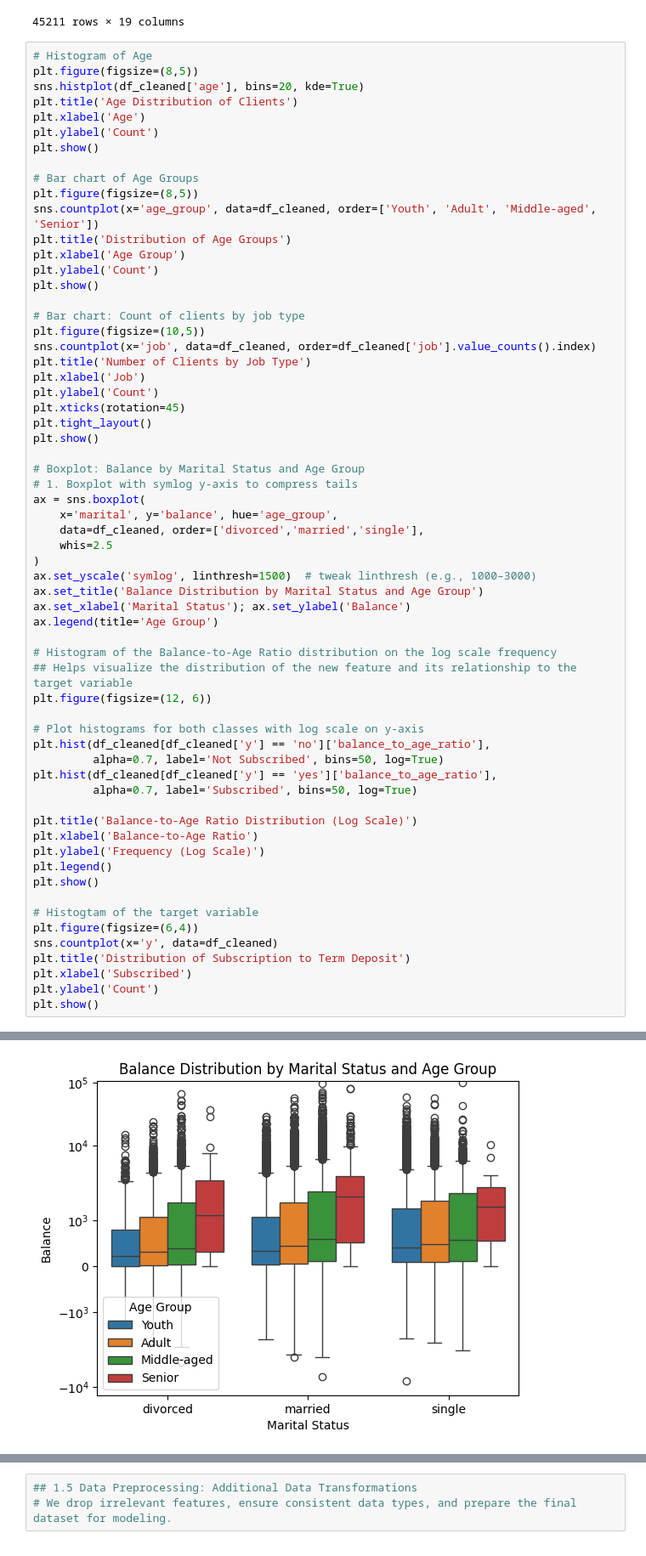
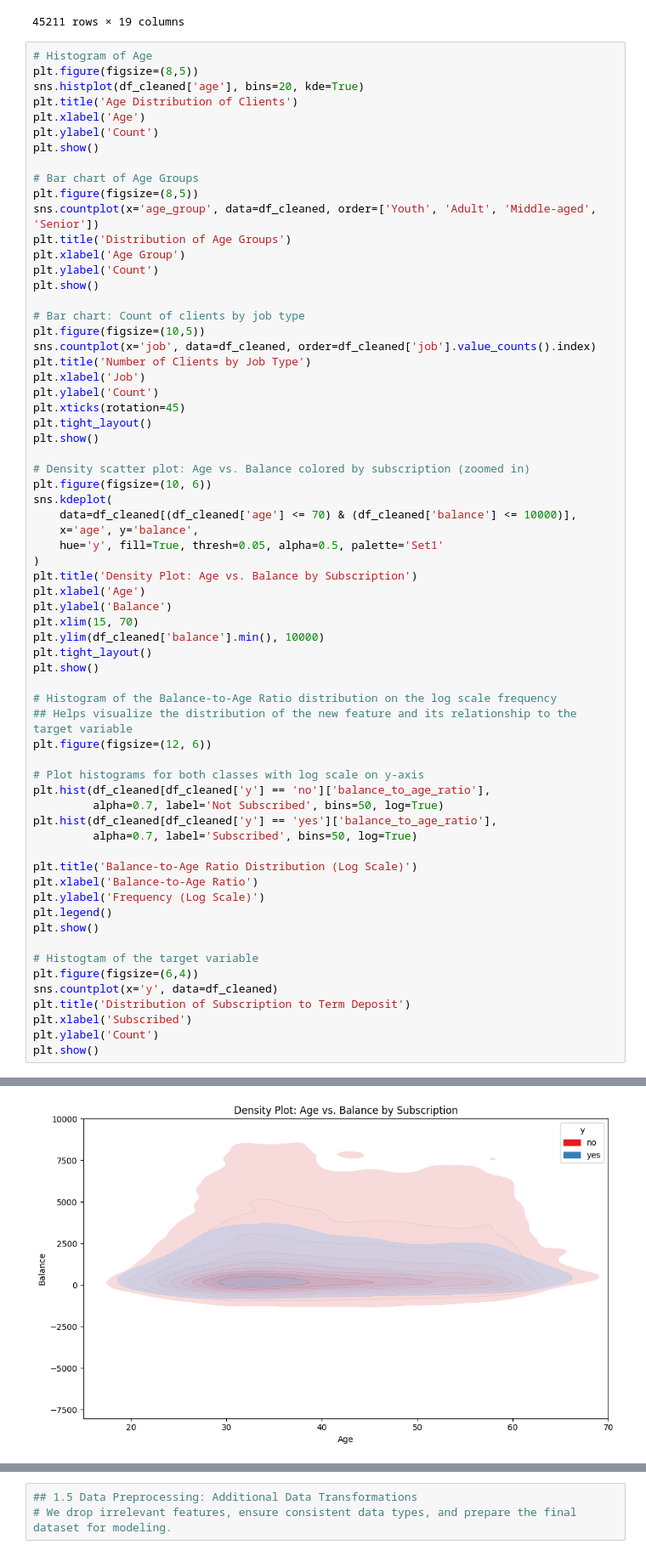
Before and after one commit to SNMaduna/MLSupervised1, a Jupyter notebook: ugransome-machine-learning-python-notebook (1) (2).ipynb, the cells around one changed output, grey strips where cells are left out. Shown: that part at 85% size. Drawn from its saved outputs; the diff is of its cells as text.

```diff
--- a/ugransome-machine-learning-python-notebook (1) (2).ipynb
+++ b/ugransome-machine-learning-python-notebook (1) (2).ipynb
@@ -234,46 +236,49 @@ plt.xticks(rotation=45)
 plt.tight_layout()
 plt.show()
 
-# Boxplot: Balance by Marital Status and Age Group
-# 1. Boxplot with symlog y-axis to compress tails
-ax = sns.boxplot(
-    x='marital', y='balance', hue='age_group',
-    data=df_cleaned, order=['divorced','married','single'],
-    whis=2.5
+# Density scatter plot: Age vs. Balance colored by subscription (zoomed in)
+plt.figure(figsize=(10, 6))
+sns.kdeplot(
+    data=df_cleaned[(df_cleaned['age'] <= 70) & (df_cleaned['balance'] <= 10000)],
+    x='age', y='balance',
+    hue='y', fill=True, thresh=0.05, alpha=0.5, palette='Set1'
 )
-ax.set_yscale('symlog', linthresh=1500)  # tweak linthresh (e.g., 1000–3000)
-ax.set_title('Balance Distribution by Marital Status and Age Group')
-ax.set_xlabel('Marital Status'); ax.set_ylabel('Balance')
-ax.legend(title='Age Group')
+plt.title('Density Plot: Age vs. Balance by Subscription')
+plt.xlabel('Age')
+plt.ylabel('Balance')
+plt.xlim(15, 70)
+plt.ylim(df_cleaned['balance'].min(), 10000)
+plt.tight_layout()
+plt.show()
 
 # Histogram of the Balance-to-Age Ratio distribution on the log scale frequency
 ## Helps visualize the distribution of the new feature and its relationship to the target variable
 plt.figure(figsize=(12, 6))
 
 # Plot histograms for both classes with log scale on y-axis
 plt.hist(df_cleaned[df_cleaned['y'] == 'no']['balance_to_age_ratio'],
          alpha=0.7, label='Not Subscribed', bins=50, log=True)
 plt.hist(df_cleaned[df_cleaned['y'] == 'yes']['balance_to_age_ratio'],
          alpha=0.7, label='Subscribed', bins=50, log=True)
 
 plt.title('Balance-to-Age Ratio Distribution (Log Scale)')
 plt.xlabel('Balance-to-Age Ratio')
 plt.ylabel('Frequency (Log Scale)')
 plt.legend()
 plt.show()
 
 # Histogtam of the target variable
 plt.figure(figsize=(6,4))
 sns.countplot(x='y', data=df_cleaned)
 plt.title('Distribution of Subscription to Term Deposit')
 plt.xlabel('Subscribed')
 plt.ylabel('Count')
 plt.show()
 # %% [output]
 [figure]
 [figure]
 [figure]
-[figure, old version]
+[figure, new version]
 [figure]
 [figure]
 # %%
```
Also changed, not shown: parts of 9 cells of this notebook, 1 other file.
